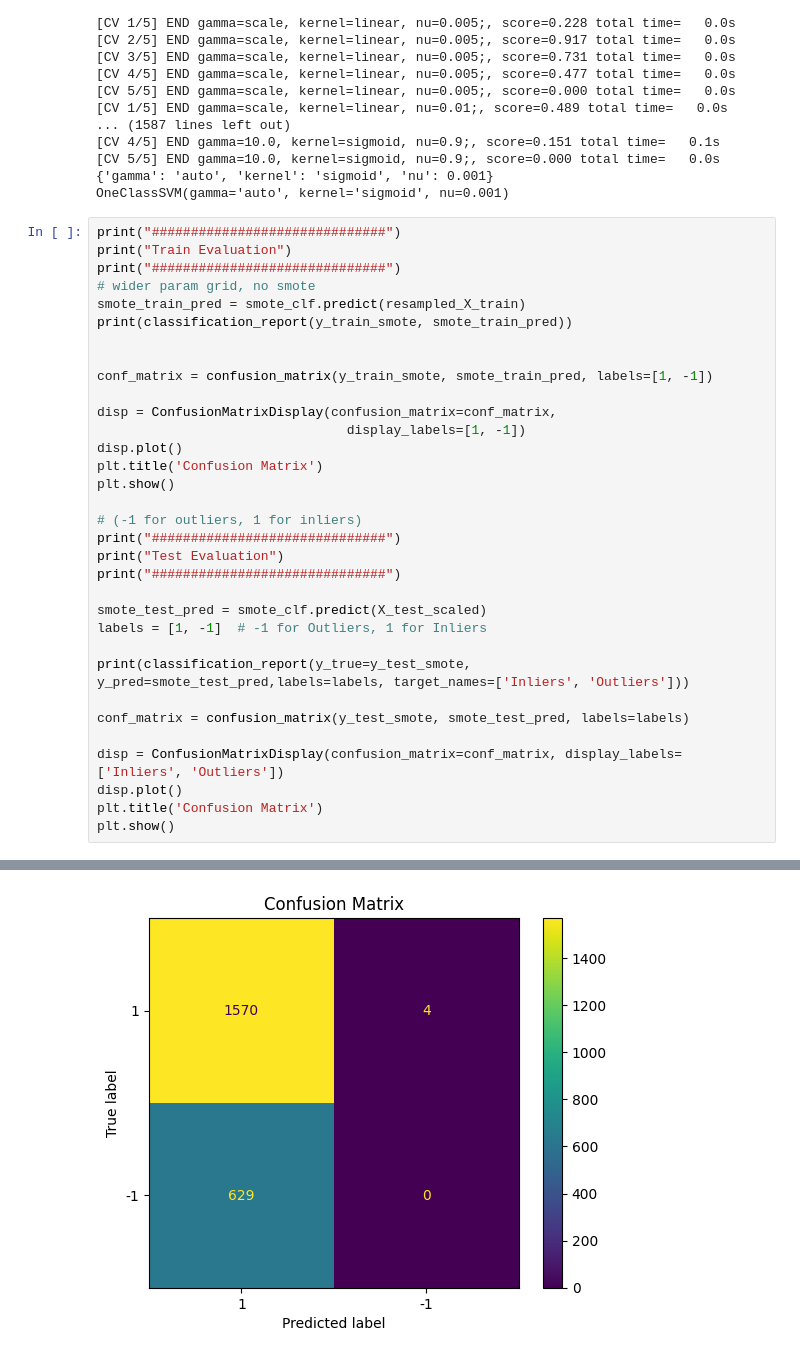
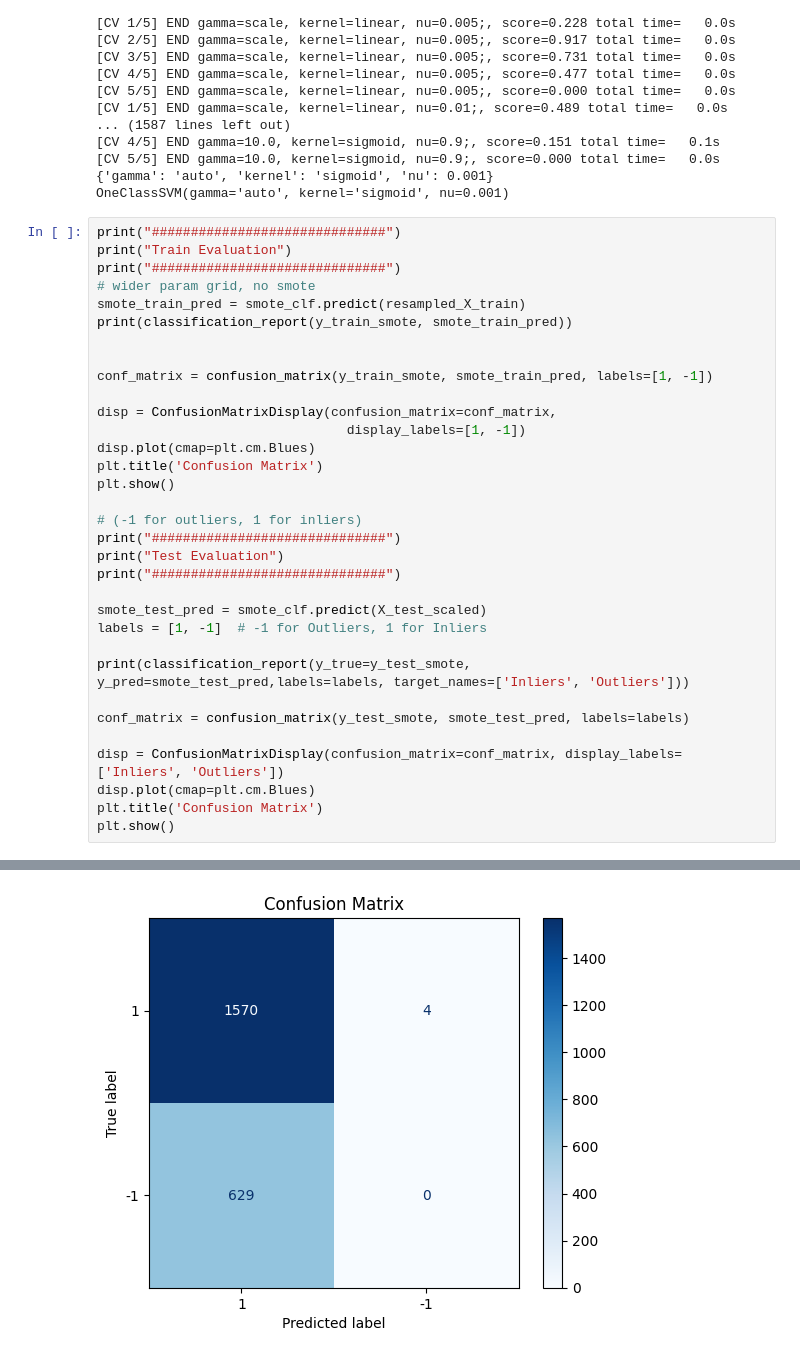
Before and after one commit to mel0778/dsa4263, a Jupyter notebook: code/model_SVM.ipynb, the cells around one changed output, grey strips where cells are left out. Saved outputs shown, nothing was run; the diff lists cells and outputs as text.

```diff
--- a/code/model_SVM.ipynb
+++ b/code/model_SVM.ipynb
@@ -404,39 +404,39 @@ conf_matrix = confusion_matrix(y_train_smote, smote_train_pred, labels=[1, -1])
 
 disp = ConfusionMatrixDisplay(confusion_matrix=conf_matrix,
                                 display_labels=[1, -1])
-disp.plot()
+disp.plot(cmap=plt.cm.Blues)
 plt.title('Confusion Matrix')
 plt.show()
 
 # (-1 for outliers, 1 for inliers)
 print("##############################")
 print("Test Evaluation")
 print("##############################")
 
 smote_test_pred = smote_clf.predict(X_test_scaled)
 labels = [1, -1]  # -1 for Outliers, 1 for Inliers
 
 print(classification_report(y_true=y_test_smote, y_pred=smote_test_pred,labels=labels, target_names=['Inliers', 'Outliers']))
 
 conf_matrix = confusion_matrix(y_test_smote, smote_test_pred, labels=labels)
 
 disp = ConfusionMatrixDisplay(confusion_matrix=conf_matrix, display_labels=['Inliers', 'Outliers'])
-disp.plot()
+disp.plot(cmap=plt.cm.Blues)
 plt.title('Confusion Matrix')
 plt.show()
 # %% [output]
 ##############################
 Train Evaluation
 ##############################
               precision    recall  f1-score   support
 
           -1       0.00      0.00      0.00       629
            1       0.71      1.00      0.83      1574
 
     accuracy                           0.71      2203
    macro avg       0.36      0.50      0.42      2203
 weighted avg       0.51      0.71      0.59      2203
-[figure, old version]
+[figure, new version]
 ##############################
 Test Evaluation
 ##############################
```
Also changed, not shown: parts of 3 cells of this notebook.
